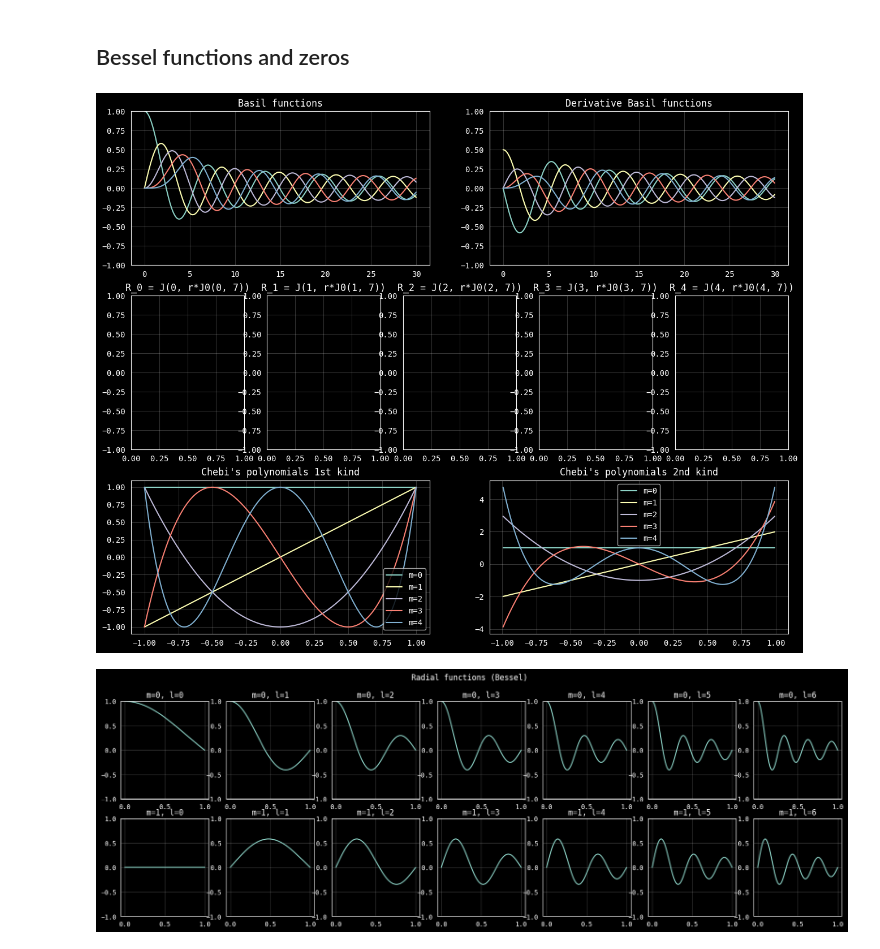
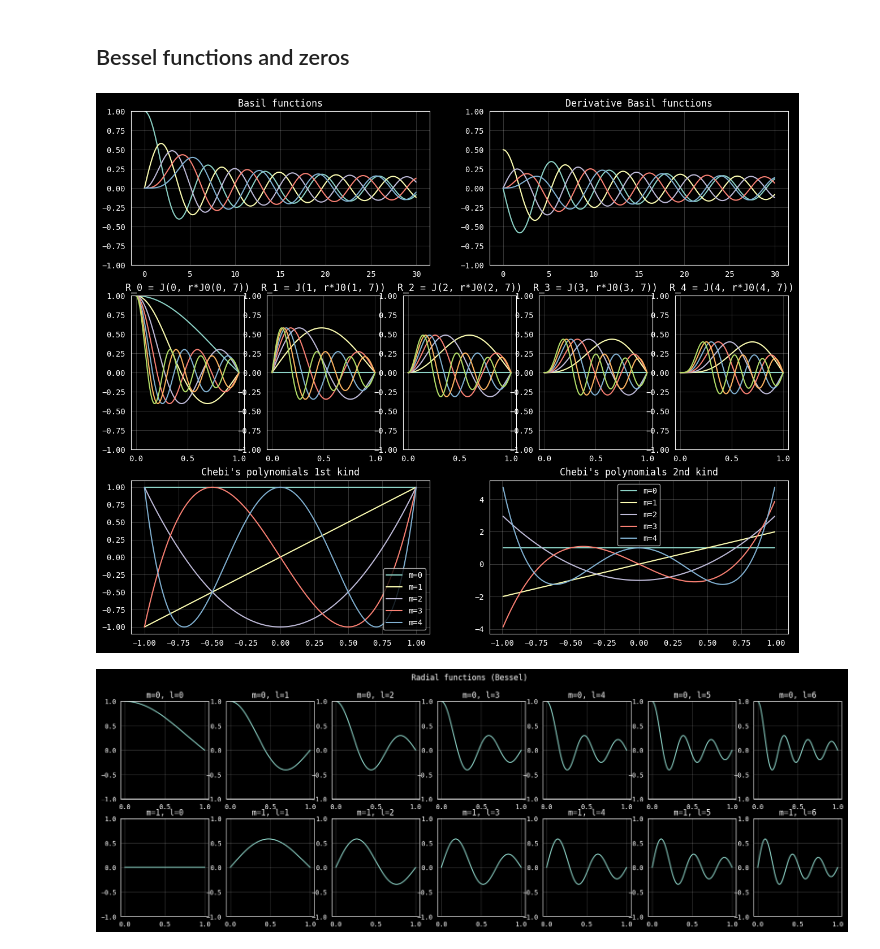
Before and after one commit to matgrand/tomo_ml, a Jupyter notebook: cormack.ipynb, the cells around one changed output. Drawn from its saved outputs; the diff is of its cells as text; code cells hidden in the pictures.

```diff
--- a/cormack.ipynb
+++ b/cormack.ipynb
@@ -106,36 +109,36 @@ for m in range(5):
     plt.plot(r, JP(m,r), label=f'm={m}')
 plt.ylim(-1,1)
 plt.title('Derivative Basil functions')
 
 r = np.linspace(0, 1, 300)
 for m in range(tmpM):
     plt.subplot(3, tmpM, tmpM+1+m)
-    # for l in range(L):
-    #     plt.plot(r, Rml(m, l, r), label=f'l={l}')
+    for l in range(L):
+        plt.plot(r, J(m, r*J0(m, L)[l]), label=f'l={l}')
     plt.title(f'm={m}')
     plt.ylim(-1,1)
     plt.title(f'R_{m} = J({m}, r*J0({m}, {L}))')
 
 # plot Tchebyshev polynomials
 plt.subplot(325)
 r = np.linspace(-1, 1, 300)
 for m in range(tmpM):
     plt.plot(r, Tm(m,r), label=f'm={m}')
 plt.title('Chebi\'s polynomials 1st kind')
 plt.legend()
 
 # plot Tchebyshev polynomials
 plt.subplot(326)
 r = np.linspace(-1, 1, 300)
 for m in range(tmpM):
     plt.plot(r, Um(m,r), label=f'm={m}')
 plt.title('Chebi\'s polynomials 2nd kind')
 plt.legend()
 
 
 plt.show()
 # %% [output]
-[figure, old version]
+[figure, new version]
 # %%
 # bessel basis functions
 plt.figure(figsize=(20,6))
```
Also changed, not shown: parts of 9 cells of this notebook.
